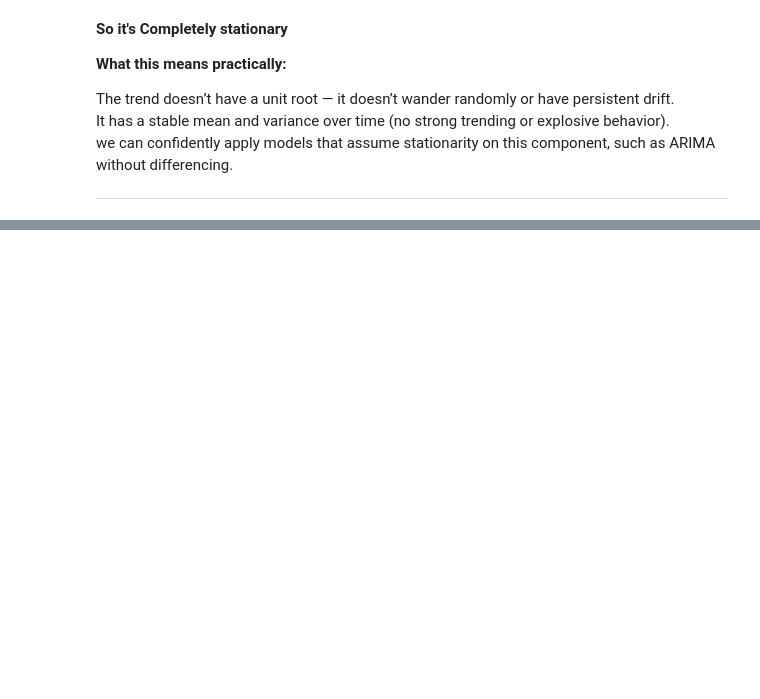
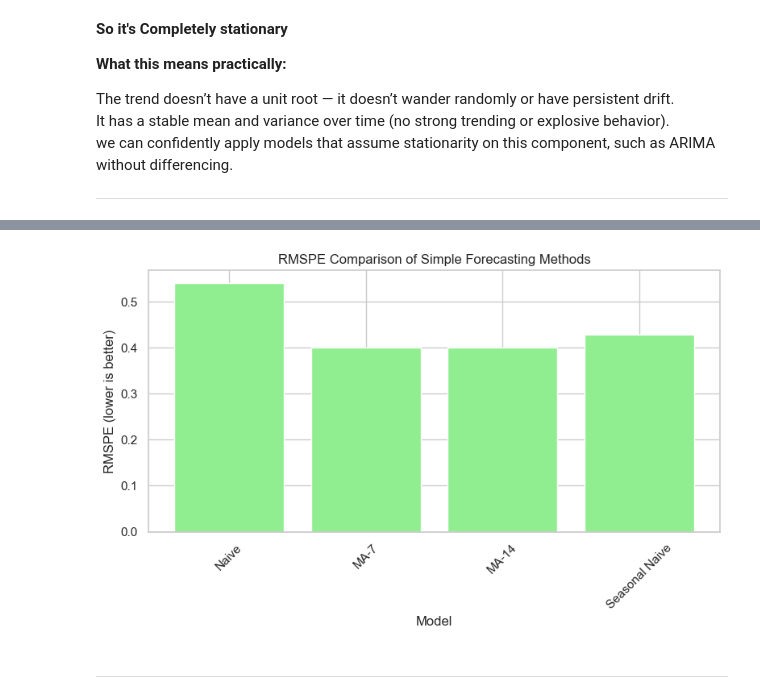
Before and after one commit to ali2yman/Rossman-Store---Time-Series-Analysis-Project, a Jupyter notebook: code.ipynb, the cells around one changed output, grey strips where cells are left out. Saved outputs shown, nothing was run; the diff lists cells and outputs as text; code cells hidden in the pictures; blank space fills up the shorter version.

```diff
--- a/code.ipynb
+++ b/code.ipynb
@@ -522,0 +680,12 @@ we can confidently apply models that assume stationarity on this component, such
+# %%
+models = ["Naive", "MA-7", "MA-14", "Seasonal Naive"]
+metrics = pd.DataFrame({
+    'Model': models,
+    'MSE': [naive_metrics[0], ma_metrics[0], ma_metrics[0], seasonal_naive_metrics[0]],
+    'RMSE': [naive_metrics[1], ma_metrics[1], ma_metrics[1], seasonal_naive_metrics[1]],
+    'MAE': [naive_metrics[2], ma_metrics[2], ma_metrics[2], seasonal_naive_metrics[2]],
+    'RMSPE': [naive_metrics[3], ma_metrics[3], ma_metrics[3], seasonal_naive_metrics[3]]
+})
+
+print("Comparison of Simple Forecasting Methods:")
+metrics.sort_values('RMSPE')
@@ -522,0 +699,14 @@ we can confidently apply models that assume stationarity on this component, such
+# %%
+plt.figure(figsize=(8, 5))
+plt.bar(metrics['Model'], metrics['RMSPE'], color='lightgreen')
+plt.title('RMSPE Comparison of Simple Forecasting Methods')
+plt.xlabel('Model')
+plt.ylabel('RMSPE (lower is better)')
+plt.xticks(rotation=45)
+plt.grid(True, axis='y')
+plt.tight_layout()
+plt.show()
+# %% [output]
+[figure, added]
+# %% [markdown]
+-----------------------------------------------------------------------------------------------------------------------------------------------------------------
```
Also changed, not shown: parts of 15 cells of this notebook.
